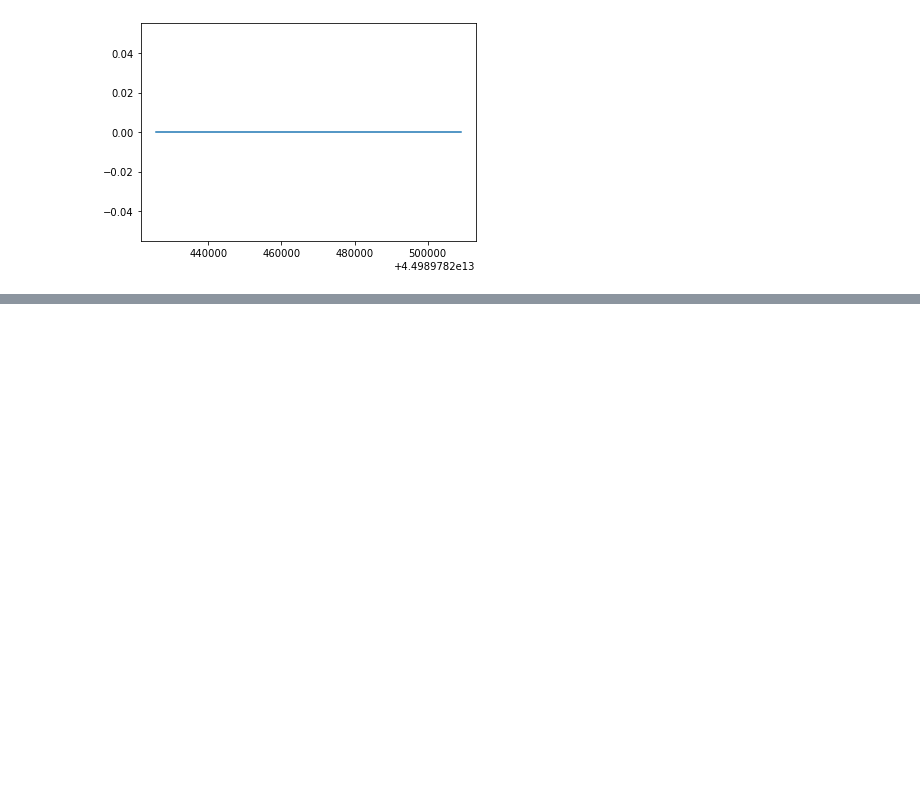
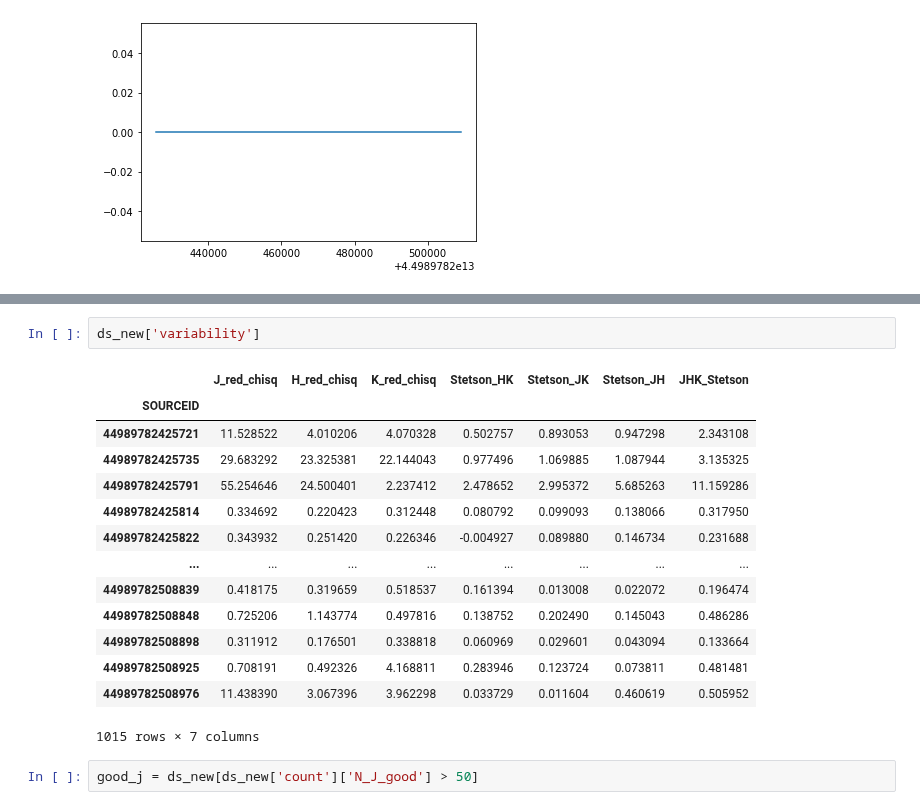
Before and after one commit to tomr-stargazer/Variability_Project_2020, a Jupyter notebook: wuvars/analysis/prototypes/Testing a Stack Overflow recommended answer re pandas, multiple fns and multiple columns.ipynb, the cells around one changed output, grey strips where cells are left out. Saved outputs shown, nothing was run; the diff lists cells and outputs as text; blank space fills up the shorter version.

```diff
--- a/wuvars/analysis/prototypes/Testing a Stack Overflow recommended answer re pandas, multiple fns and multiple columns.ipynb
+++ b/wuvars/analysis/prototypes/Testing a Stack Overflow recommended answer re pandas, multiple fns and multiple columns.ipynb
@@ -367,0 +395,19 @@ plt.plot(df_multi_groupby_inclusive['count']['N_J'] - df_multi_groupby_inclusive
+# %%
+ds_new['variability']
+# %% [output]
+|  | J_red_chisq | H_red_chisq | K_red_chisq | Stetson_HK | Stetson_JK | Stetson_JH | JHK_Stetson |
+| SOURCEID |  |  |  |  |  |  |  |
+| 44989782425721 | 11.528522 | 4.010206 | 4.070328 | 0.502757 | 0.893053 | 0.947298 | 2.343108 |
+| 44989782425735 | 29.683292 | 23.325381 | 22.144043 | 0.977496 | 1.069885 | 1.087944 | 3.135325 |
+| 44989782425791 | 55.254646 | 24.500401 | 2.237412 | 2.478652 | 2.995372 | 5.685263 | 11.159286 |
+| 44989782425814 | 0.334692 | 0.220423 | 0.312448 | 0.080792 | 0.099093 | 0.138066 | 0.317950 |
+| 44989782425822 | 0.343932 | 0.251420 | 0.226346 | -0.004927 | 0.089880 | 0.146734 | 0.231688 |
+| ... | ... | ... | ... | ... | ... | ... | ... |
+| 44989782508839 | 0.418175 | 0.319659 | 0.518537 | 0.161394 | 0.013008 | 0.022072 | 0.196474 |
+| 44989782508848 | 0.725206 | 1.143774 | 0.497816 | 0.138752 | 0.202490 | 0.145043 | 0.486286 |
+| 44989782508898 | 0.311912 | 0.176501 | 0.338818 | 0.060969 | 0.029601 | 0.043094 | 0.133664 |
+| 44989782508925 | 0.708191 | 0.492326 | 4.168811 | 0.283946 | 0.123724 | 0.073811 | 0.481481 |
+| 44989782508976 | 11.438390 | 3.067396 | 3.962298 | 0.033729 | 0.011604 | 0.460619 | 0.505952 |
+1015 rows × 7 columns
+# %%
+good_j = ds_new[ds_new['count']['N_J_good'] > 50]
```
Also changed, not shown: parts of 4 cells of this notebook, 1 other file.
